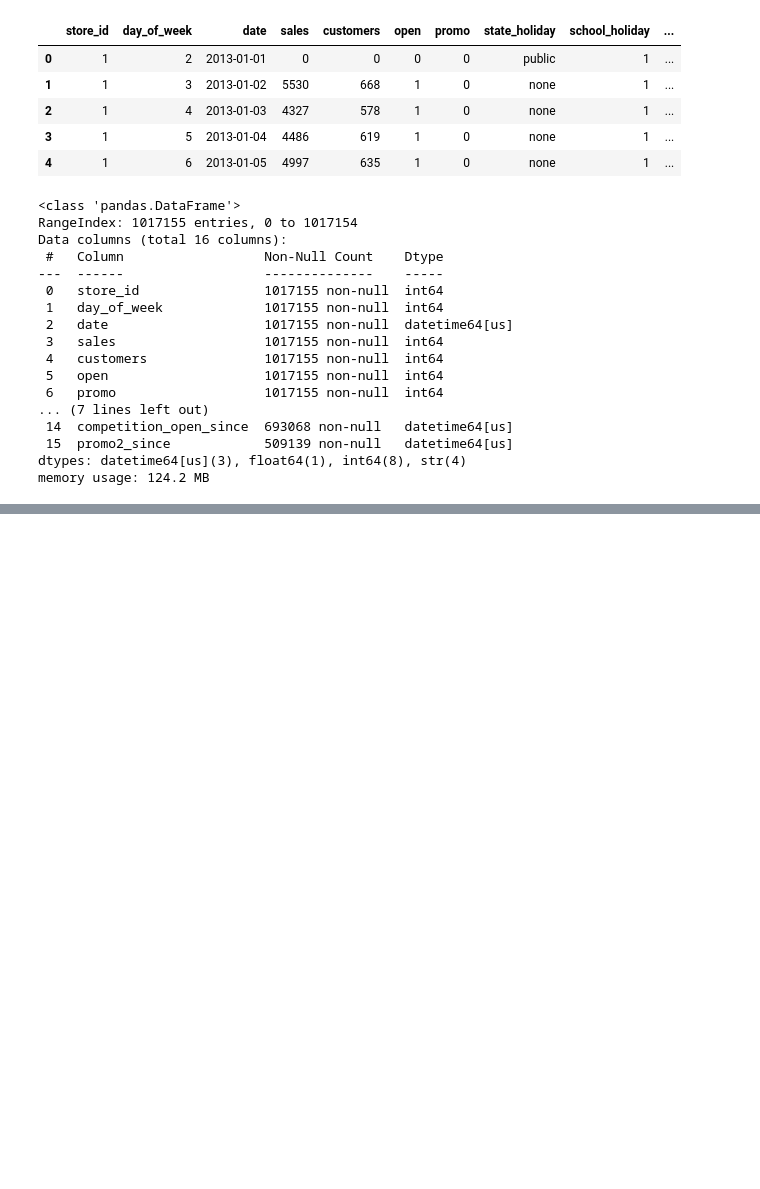
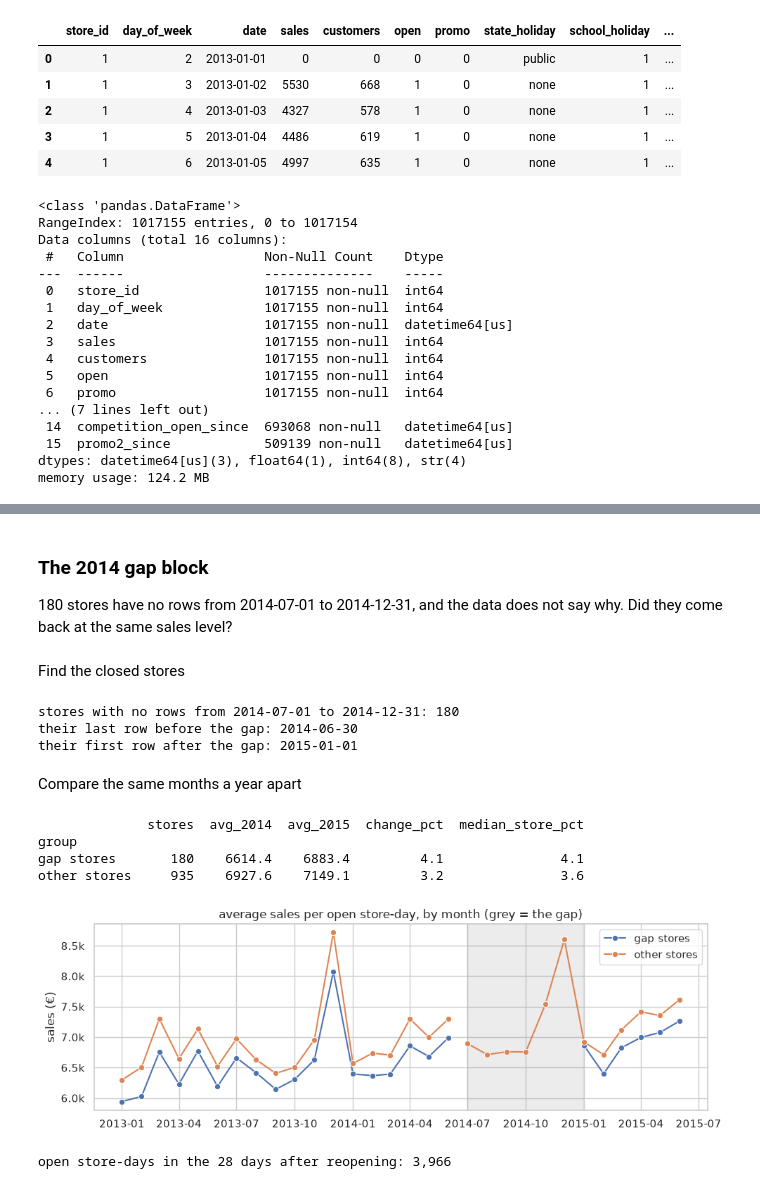
Before and after one commit to rimvelvet31/rossmann-retail-demand-forecasting, a Jupyter notebook: notebooks/notebook.ipynb, the cells around one changed output, grey strips where cells are left out. Cells and saved outputs as stored; diff of their text form; code cells hidden in the pictures; blank space fills up the shorter version.

```diff
--- a/notebooks/notebook.ipynb
+++ b/notebooks/notebook.ipynb
@@ -1065,0 +1333,69 @@ memory usage: 124.2 MB
+# %% [markdown]
+### The 2014 gap block
+180 stores have no rows from 2014-07-01 to 2014-12-31, and the data does not say why. Did they come back at the same sales level?
+# %% [markdown]
+Find the closed stores
+# %%
+gap_start, gap_end = pd.Timestamp("2014-07-01"), pd.Timestamp("2014-12-31")
+
+stores_with_rows_in_gap = eda_df.loc[eda_df["date"].between(gap_start, gap_end), "store_id"].unique()
+gap_store_ids = stores.loc[~stores["store_id"].isin(stores_with_rows_in_gap), "store_id"]
+
+gap_rows = eda_df[eda_df["store_id"].isin(gap_store_ids)]
+print(f"stores with no rows from {gap_start.date()} to {gap_end.date()}: {len(gap_store_ids)}")
+print(f"their last row before the gap: {gap_rows.loc[gap_rows['date'] < gap_start, 'date'].max().date()}")
+print(f"their first row after the gap: {gap_rows.loc[gap_rows['date'] > gap_end, 'date'].min().date()}")
+# %% [output]
+stores with no rows from 2014-07-01 to 2014-12-31: 180
+their last row before the gap: 2014-06-30
+their first row after the gap: 2015-01-01
+# %% [markdown]
+Compare the same months a year apart
+# %%
+# average sales per open store-day, 1 January to 19 June of each year
+windows = {"avg_2014": ("2014-01-01", "2014-06-19"), "avg_2015": ("2015-01-01", "2015-06-19")}
+store_sales = pd.DataFrame({
+    name: open_days[open_days["date"].between(start, end)].groupby("store_id")["sales"].mean()
+    for name, (start, end) in windows.items()
+})
+store_sales["change_pct"] = (store_sales["avg_2015"] / store_sales["avg_2014"] - 1) * 100
+store_sales["group"] = np.where(store_sales.index.isin(gap_store_ids), "gap stores", "other stores")
+
+comparison = store_sales.groupby("group").agg(
+    stores=("change_pct", "size"),
+    avg_2014=("avg_2014", "mean"),
+    avg_2015=("avg_2015", "mean"),
+    median_store_pct=("change_pct", "median"),
+)
+comparison["change_pct"] = (comparison["avg_2015"] / comparison["avg_2014"] - 1) * 100
+print(comparison[["stores", "avg_2014", "avg_2015", "change_pct", "median_store_pct"]].round(1))
+# %% [output]
+              stores  avg_2014  avg_2015  change_pct  median_store_pct
+group
+gap stores       180    6614.4    6883.4         4.1               4.1
+other stores     935    6927.6    7149.1         3.2               3.6
+# %%
+monthly = (
+    open_days.assign(group=np.where(open_days["store_id"].isin(gap_store_ids), "gap stores", "other stores"))
+    .groupby([pd.Grouper(key="date", freq="MS"), "group"], as_index=False)["sales"].mean()
+)
+monthly["period"] = np.where(monthly["date"] < gap_start, "before", "after")
+
+fig, ax = plt.subplots(figsize=(10, 3.5))
+sns.lineplot(data=monthly, x="date", y="sales", hue="group", units=monthly["group"] + monthly["period"],
+             estimator=None, marker="o", ax=ax)
+ax.axvspan(gap_start, gap_end, color="grey", alpha=0.15)
+ax.set_title("average sales per open store-day, by month (grey = the gap)")
+ax.set_xlabel("")
+ax.set_ylabel("sales (€)")
+ax.yaxis.set_major_formatter(lambda y, _: f"{y / 1000:.1f}k")
+ax.legend(title=None)
+plt.tight_layout()
+plt.show()
+# %% [output]
+[figure, added]
+# %%
+first_28_days = open_days[open_days["store_id"].isin(gap_store_ids) & open_days["date"].between("2015-01-01", "2015-01-28")]
+print(f"open store-days in the 28 days after reopening: {len(first_28_days):,}")
+# %% [output]
+open store-days in the 28 days after reopening: 3,966
```
Also changed, not shown: parts of 44 cells of this notebook.
